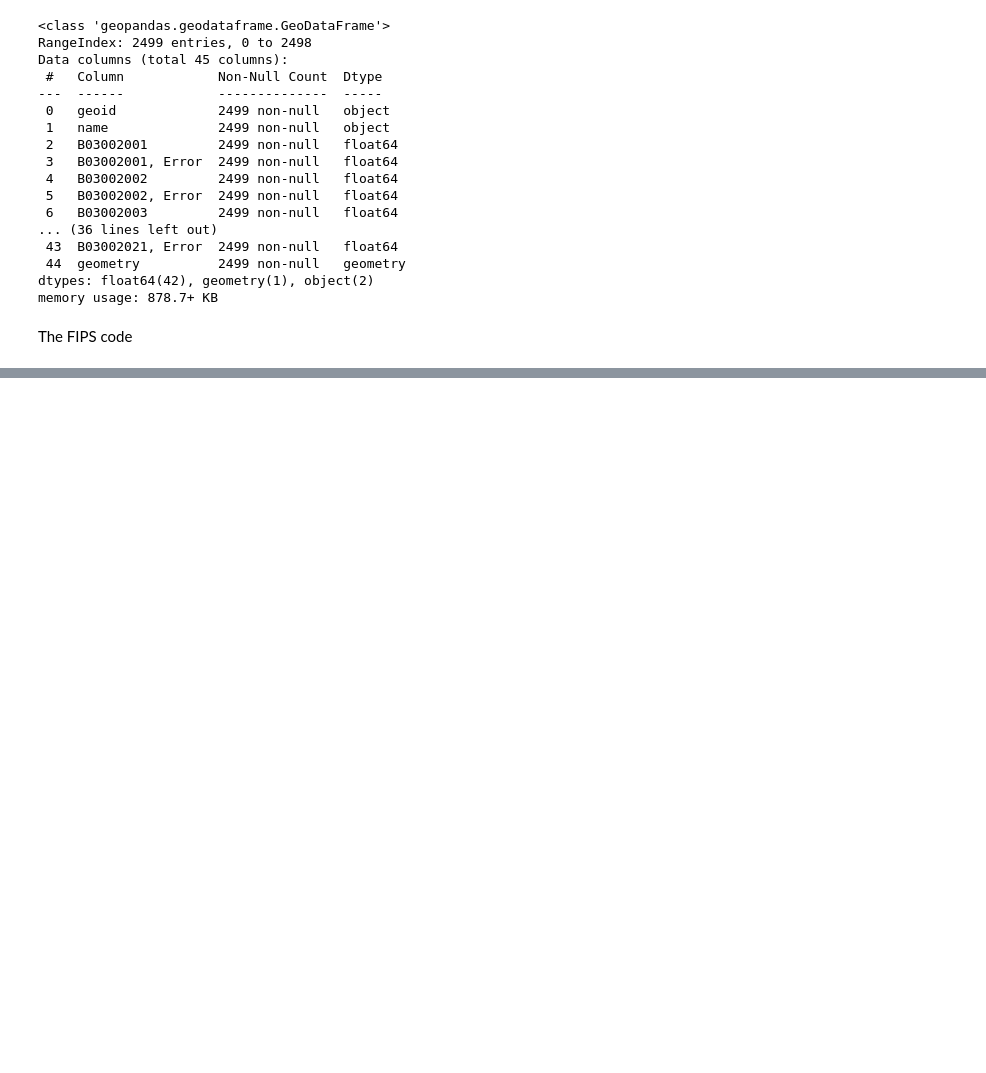
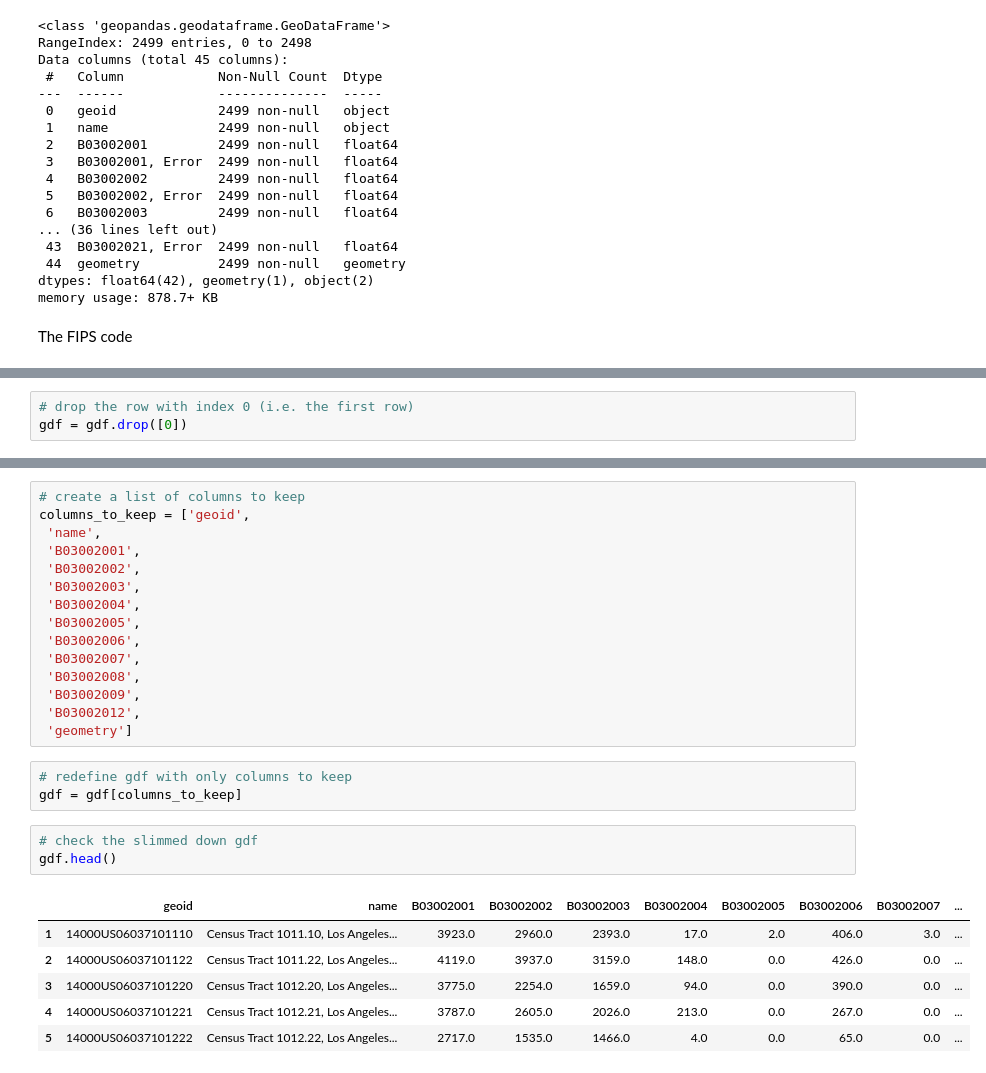
Before and after one commit to Rishiraj-singh7/Census-Data-Mapping, a Jupyter notebook: main.ipynb, the cells around one changed output, grey strips where cells are left out. Drawn from its saved outputs; the diff is of its cells as text; blank space fills up the shorter version.

Commit message:
columns

```diff
--- a/main.ipynb
+++ b/main.ipynb
@@ -83,0 +117,3 @@ The FIPS code
+# %%
+# drop the row with index 0 (i.e. the first row)
+gdf = gdf.drop([0])
@@ -83,0 +167,28 @@ The FIPS code
+# %%
+# create a list of columns to keep
+columns_to_keep = ['geoid',
+ 'name',
+ 'B03002001',
+ 'B03002002',
+ 'B03002003',
+ 'B03002004',
+ 'B03002005',
+ 'B03002006',
+ 'B03002007',
+ 'B03002008',
+ 'B03002009',
+ 'B03002012',
+ 'geometry']
+# %%
+# redefine gdf with only columns to keep
+gdf = gdf[columns_to_keep]
+# %%
+# check the slimmed down gdf
+gdf.head()
+# %% [output]
+|  | geoid | name | B03002001 | B03002002 | B03002003 | B03002004 | B03002005 | B03002006 | B03002007 | ... |
+| 1 | 14000US06037101110 | Census Tract 1011.10, Los Angeles... | 3923.0 | 2960.0 | 2393.0 | 17.0 | 2.0 | 406.0 | 3.0 | ... |
+| 2 | 14000US06037101122 | Census Tract 1011.22, Los Angeles... | 4119.0 | 3937.0 | 3159.0 | 148.0 | 0.0 | 426.0 | 0.0 | ... |
+| 3 | 14000US06037101220 | Census Tract 1012.20, Los Angeles... | 3775.0 | 2254.0 | 1659.0 | 94.0 | 0.0 | 390.0 | 0.0 | ... |
+| 4 | 14000US06037101221 | Census Tract 1012.21, Los Angeles... | 3787.0 | 2605.0 | 2026.0 | 213.0 | 0.0 | 267.0 | 0.0 | ... |
+| 5 | 14000US06037101222 | Census Tract 1012.22, Los Angeles... | 2717.0 | 1535.0 | 1466.0 | 4.0 | 0.0 | 65.0 | 0.0 | ... |
```
Also changed, not shown: parts of 15 cells of this notebook.
